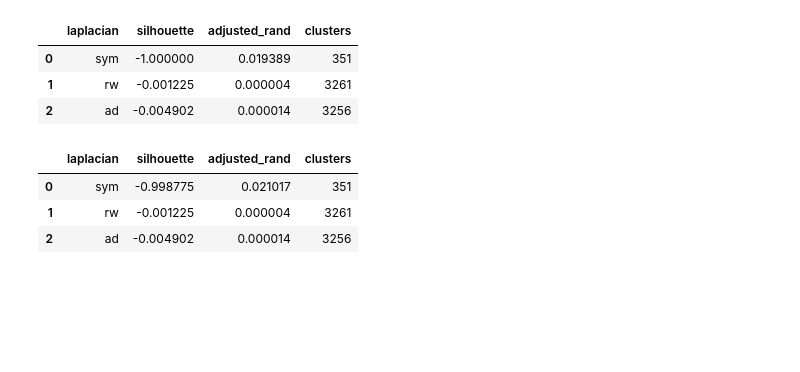
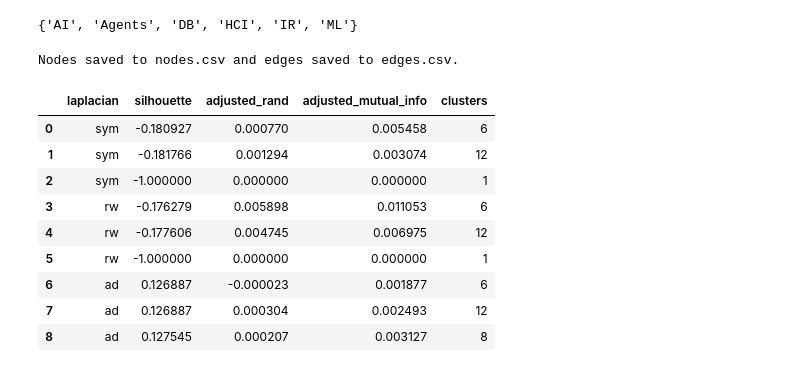
Before and after one commit to evelina03/eigendecomposition-graph-data, a Jupyter notebook: d4.CiteSeer/CiteSeer.ipynb, the cells around one changed output. Drawn from its saved outputs; the diff is of its cells as text; code cells hidden in the pictures; blank space fills up the shorter version.

```diff
--- a/d4.CiteSeer/CiteSeer.ipynb
+++ b/d4.CiteSeer/CiteSeer.ipynb
@@ -138,8 +20,0 @@ def spectral_clustering_on_graph(torch_data, labels, laplacian, number_of_cluste
-# %%
-# Load the CiteSeer dataset
-dataset_citeseer = datasets.CiteSeer()
-graph, node_subjects = dataset_citeseer.load()
-data = graph.to_adjacency_matrix(weighted=False)
-labels = node_subjects.values
-
-# check how data looks like
@@ -167,0 +80,6 @@ for laplace in laplacian_methods:
+# %%
+# Load PubMedDiabetes dataset
+dataset_name = 'citeseer'
+citation_visualizer = CitationNetworkVisualizer(dataset_name)
+feature_matrix, data, labels = citation_visualizer.load_data()
+unique_labels = set(labels)
@@ -167,0 +92,4 @@ for laplace in laplacian_methods:
+# %%
+unique_labels
+# %% [output]
+{'AI', 'Agents', 'DB', 'HCI', 'IR', 'ML'}
@@ -168,20 +268,42 @@ for laplace in laplacian_methods:
+# %%
+laplacian_methods = ["sym", "rw","ad"]
+silhouette_scores = []
+adjusted_rand_scores = []
+adjusted_mutual_info_scores = []
+clusters = []
+laplacian = []
+cluster_labels = []
+
+adjacency_matrix_non_isolated, labels_non_isolated, feature_matrix_non_isolated = preprocess_data(data, labels, feature_matrix)
+
+save_to_csv(adjacency_matrix_non_isolated, labels_non_isolated, feature_matrix_non_isolated)
+# %% [output]
+Nodes saved to nodes.csv and edges saved to edges.csv.
+# %%
+for laplace in laplacian_methods:
+    metrics = spectral_clustering(adjacency_matrix_non_isolated, labels_non_isolated, laplace, 6)
+
+    for si, ar, am, cl,l in metrics:
+        laplacian.append(laplace)
+
+        silhouette_scores.append(si)
+        adjusted_rand_scores.append(ar)
+        clusters.append(cl)
+        cluster_labels.append(l)
+        adjusted_mutual_info_scores.append(am)
 # %%
-experiment_cora = pd.DataFrame(list(zip(laplacian,silhouette_scores,adjusted_rand_scores,clusters)),
-             columns= ["laplacian", "silhouette", "adjusted_rand","clusters"])
+experiment_citeseer = pd.DataFrame(list(zip(laplacian,silhouette_scores,adjusted_rand_scores,adjusted_mutual_info_scores,clusters)),
+             columns= ["laplacian", "silhouette", "adjusted_rand","adjusted_mutual_info","clusters"])
 
-experiment_cora
+experiment_citeseer
 # %% [output]
-|  | laplacian | silhouette | adjusted_rand | clusters |
-| 0 | sym | -1.000000 | 0.019389 | 351 |
-| 1 | rw | -0.001225 | 0.000004 | 3261 |
-| 2 | ad | -0.004902 | 0.000014 | 3256 |
+|  | laplacian | silhouette | adjusted_rand | adjusted_mutual_info | clusters |
+| 0 | sym | -0.180927 | 0.000770 | 0.005458 | 6 |
+| 1 | sym | -0.181766 | 0.001294 | 0.003074 | 12 |
+| 2 | sym | -1.000000 | 0.000000 | 0.000000 | 1 |
+| 3 | rw | -0.176279 | 0.005898 | 0.011053 | 6 |
+| 4 | rw | -0.177606 | 0.004745 | 0.006975 | 12 |
+| 5 | rw | -1.000000 | 0.000000 | 0.000000 | 1 |
+| 6 | ad | 0.126887 | -0.000023 | 0.001877 | 6 |
+| 7 | ad | 0.126887 | 0.000304 | 0.002493 | 12 |
+| 8 | ad | 0.127545 | 0.000207 | 0.003127 | 8 |
-# %%
-experiment_cora = pd.DataFrame(list(zip(laplacian,silhouette_scores,adjusted_rand_scores,clusters)),
-             columns= ["laplacian", "silhouette", "adjusted_rand","clusters"])
-
-experiment_cora
-# %% [output]
-|  | laplacian | silhouette | adjusted_rand | clusters |
-| 0 | sym | -0.998775 | 0.021017 | 351 |
-| 1 | rw | -0.001225 | 0.000004 | 3261 |
-| 2 | ad | -0.004902 | 0.000014 | 3256 |
```
Also changed, not shown: parts of 22 cells of this notebook, 23 other files.
